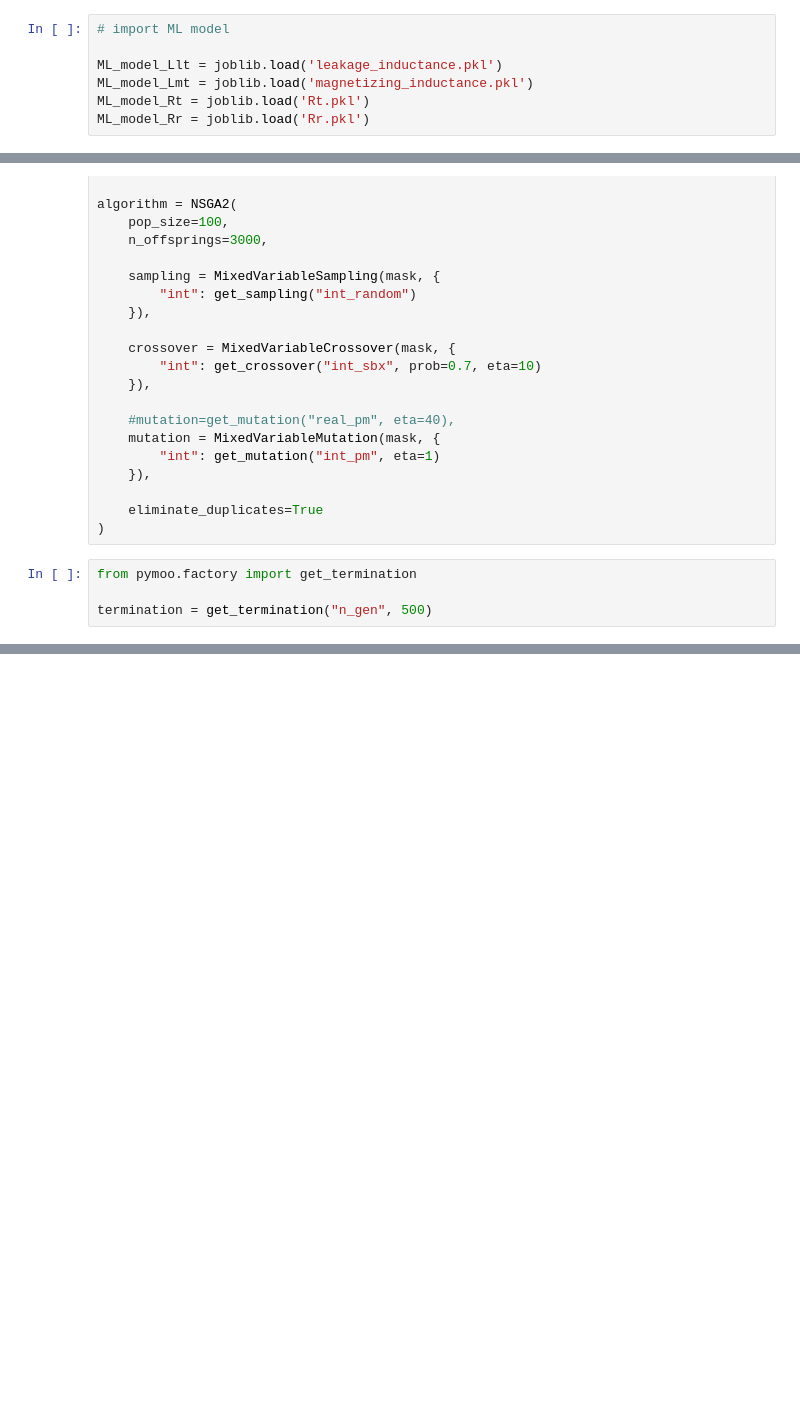
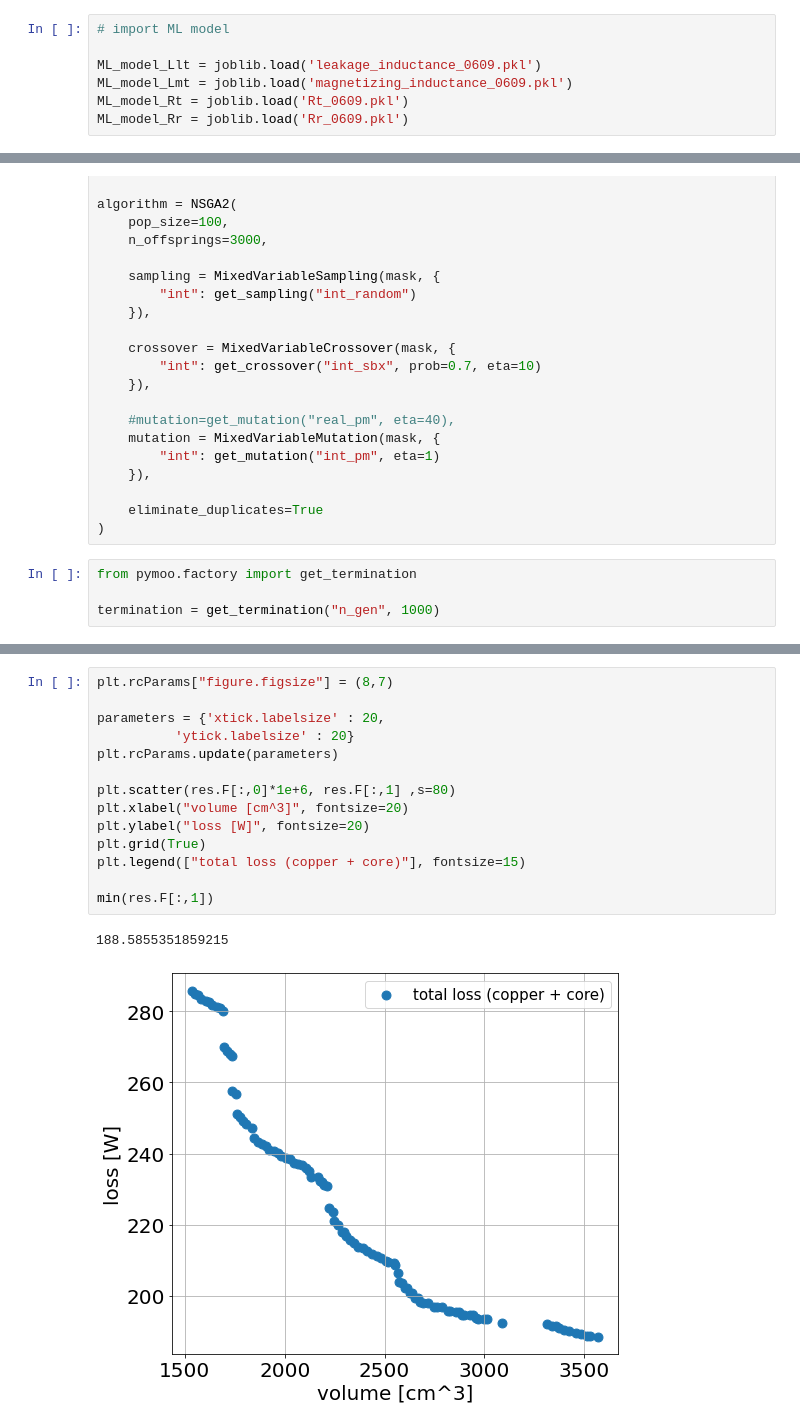
Before and after one commit to Schwalbe262/ML_MFT, a Jupyter notebook: core_type/solid_model/learning/NSGA-II.ipynb, the cells around one changed output, grey strips where cells are left out. Drawn from its saved outputs; the diff is of its cells as text; blank space fills up the shorter version.

```diff
--- a/core_type/solid_model/learning/NSGA-II.ipynb
+++ b/core_type/solid_model/learning/NSGA-II.ipynb
@@ -13,10 +15,10 @@ import joblib
 # %%
 # import ML model
 
-ML_model_Llt = joblib.load('leakage_inductance.pkl')
-ML_model_Lmt = joblib.load('magnetizing_inductance.pkl')
-ML_model_Rt = joblib.load('Rt.pkl')
-ML_model_Rr = joblib.load('Rr.pkl')
+ML_model_Llt = joblib.load('leakage_inductance_0609.pkl')
+ML_model_Lmt = joblib.load('magnetizing_inductance_0609.pkl')
+ML_model_Rt = joblib.load('Rt_0609.pkl')
+ML_model_Rr = joblib.load('Rr_0609.pkl')
 # %%
 
 # core loss parameter
@@ -251,7 +260,7 @@ algorithm = NSGA2(
 # %%
 from pymoo.factory import get_termination
 
-termination = get_termination("n_gen", 500)
+termination = get_termination("n_gen", 1000)
 # %%
 from pymoo.optimize import minimize
 
@@ -277,0 +296,17 @@ TypeError: loop of ufunc does not support argument 0 of type float which has no
+# %%
+plt.rcParams["figure.figsize"] = (8,7)
+
+parameters = {'xtick.labelsize' : 20,
+          'ytick.labelsize' : 20}
+plt.rcParams.update(parameters)
+
+plt.scatter(res.F[:,0]*1e+6, res.F[:,1] ,s=80)
+plt.xlabel("volume [cm^3]", fontsize=20)
+plt.ylabel("loss [W]", fontsize=20)
+plt.grid(True)
+plt.legend(["total loss (copper + core)"], fontsize=15)
+
+min(res.F[:,1])
+# %% [output]
+188.5855351859215
+[figure, added]
```
Also changed, not shown: parts of 11 cells of this notebook, 7 other files.
